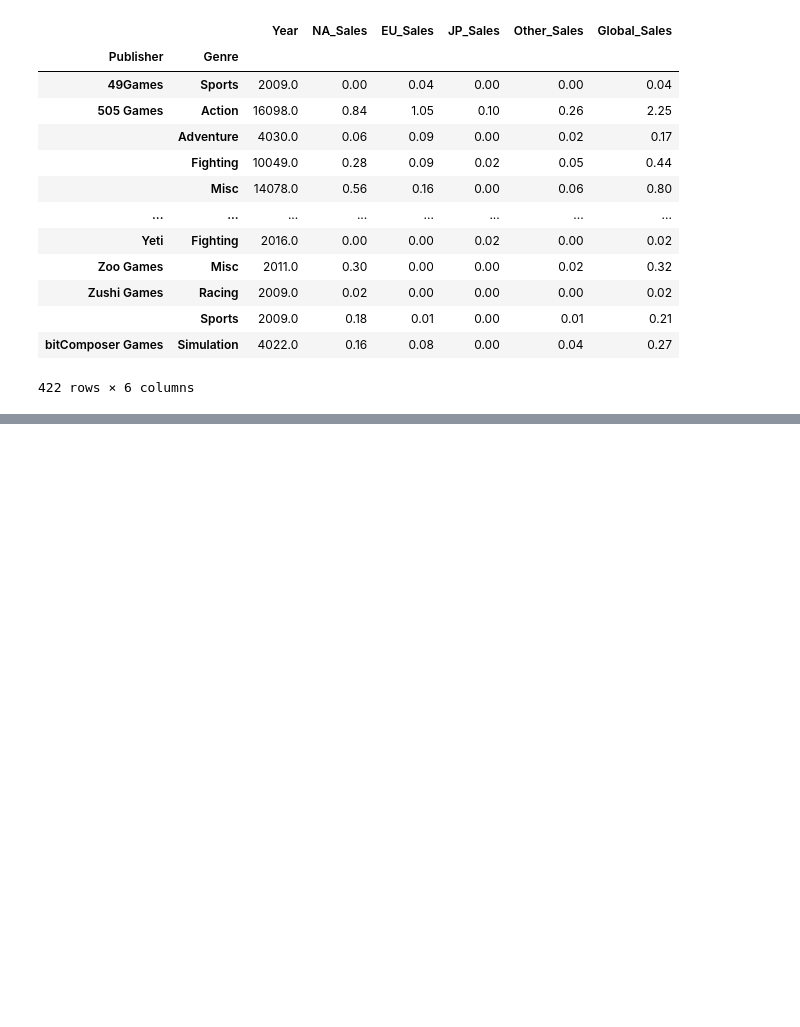
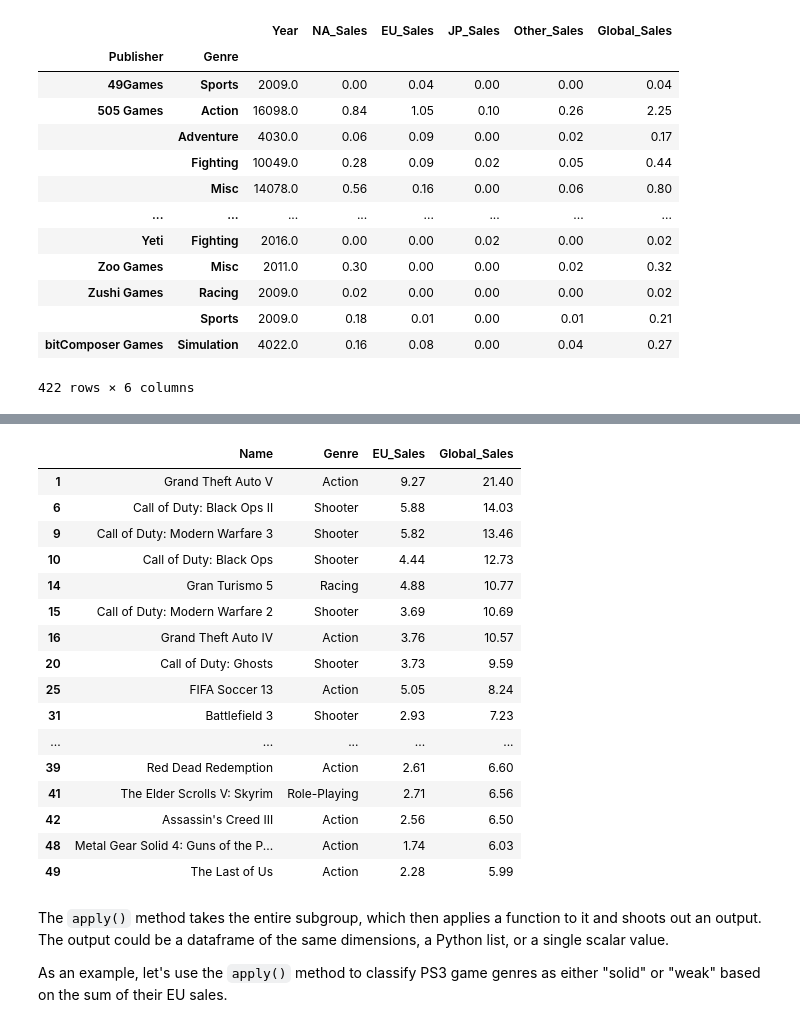
Before and after one commit to jgabunilas/pandas-bootcamp, a Jupyter notebook: Section8_GroupBy_and_Aggregates/Section8_GroupBy_and_Aggregates.ipynb, the cells around one changed output, grey strips where cells are left out. Drawn from its saved outputs; the diff is of its cells as text; code cells hidden in the pictures; blank space fills up the shorter version.

```diff
--- a/Section8_GroupBy_and_Aggregates/Section8_GroupBy_and_Aggregates.ipynb
+++ b/Section8_GroupBy_and_Aggregates/Section8_GroupBy_and_Aggregates.ipynb
@@ -1169,0 +1359,26 @@ games.groupby(['Publisher','Genre']).sum()
+# %%
+ps3 = games.loc[games.Platform == 'PS3', ['Name','Genre','EU_Sales','Global_Sales']]
+# %%
+ps3.head(20)
+# %% [output]
+|  | Name | Genre | EU_Sales | Global_Sales |
+| 1 | Grand Theft Auto V | Action | 9.27 | 21.40 |
+| 6 | Call of Duty: Black Ops II | Shooter | 5.88 | 14.03 |
+| 9 | Call of Duty: Modern Warfare 3 | Shooter | 5.82 | 13.46 |
+| 10 | Call of Duty: Black Ops | Shooter | 4.44 | 12.73 |
+| 14 | Gran Turismo 5 | Racing | 4.88 | 10.77 |
+| 15 | Call of Duty: Modern Warfare 2 | Shooter | 3.69 | 10.69 |
+| 16 | Grand Theft Auto IV | Action | 3.76 | 10.57 |
+| 20 | Call of Duty: Ghosts | Shooter | 3.73 | 9.59 |
+| 25 | FIFA Soccer 13 | Action | 5.05 | 8.24 |
+| 31 | Battlefield 3 | Shooter | 2.93 | 7.23 |
+| ... | ... | ... | ... | ... |
+| 39 | Red Dead Redemption | Action | 2.61 | 6.60 |
+| 41 | The Elder Scrolls V: Skyrim | Role-Playing | 2.71 | 6.56 |
+| 42 | Assassin's Creed III | Action | 2.56 | 6.50 |
+| 48 | Metal Gear Solid 4: Guns of the P... | Action | 1.74 | 6.03 |
+| 49 | The Last of Us | Action | 2.28 | 5.99 |
+# %% [markdown]
+The `apply()` method takes the entire subgroup, which then applies a function to it and shoots out an output. The output could be a dataframe of the same dimensions, a Python list, or a single scalar value.
+
+As an example, let's use the `apply()` method to classify PS3 game genres as either "solid" or "weak" based on the sum of their EU sales.
```
Also changed, not shown: parts of 51 cells of this notebook.
